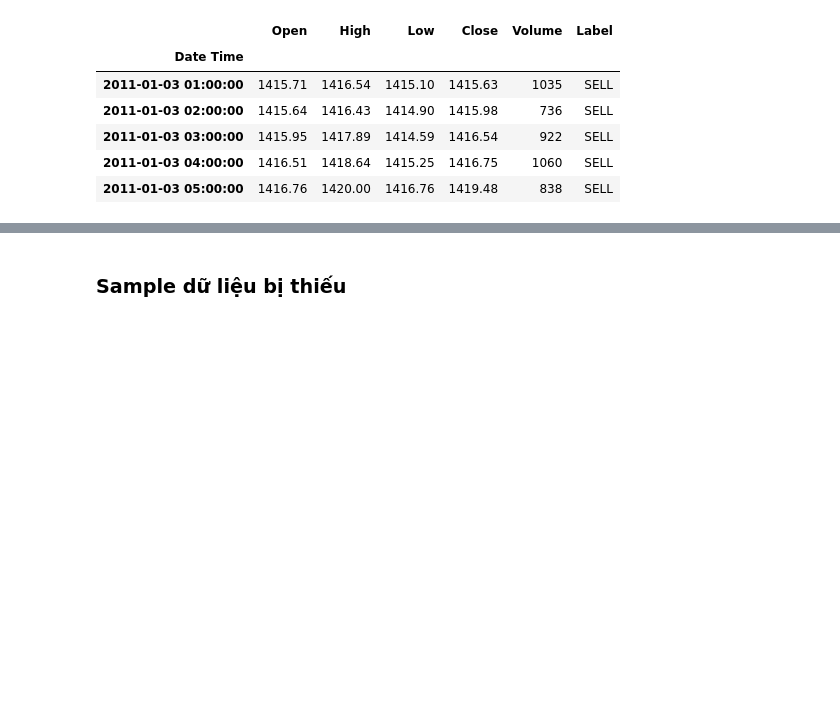
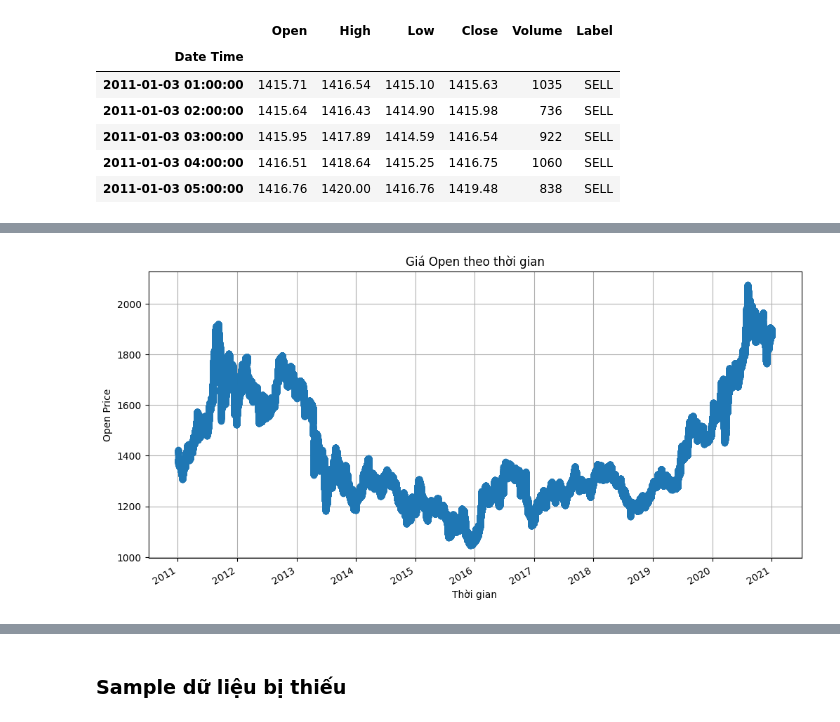
Before and after one commit to bokuwakira1411/Data-mining---ex2-3, a Jupyter notebook: exercise_2+3.ipynb, the cells around one changed output, grey strips where cells are left out. Cells and saved outputs as stored; diff of their text form; code cells hidden in the pictures; blank space fills up the shorter version.

```diff
--- a/exercise_2+3.ipynb
+++ b/exercise_2+3.ipynb
@@ -13,7 +13,7 @@ import matplotlib.pyplot as plt
 ## Xử lý dữ liệu training set
 # %%
 
-df_train = pd.read_csv("/content/drive/My Drive/Dataset/labeled_train.csv")
+df_train = pd.read_csv("/content/labeled_train.csv")
 df_train.head()
 # %% [output]
 |  | Date | Time | Open | High | Low | Close | Volume | Label |
@@ -49,0 +66,8 @@ df_train.head()
+# %%
+df_train['Open'].plot(title='Giá Open theo thời gian', marker='o',figsize=(12, 6))
+plt.xlabel('Thời gian')
+plt.ylabel('Open Price')
+plt.grid(True)
+plt.show()
+# %% [output]
+[figure, added]
```
Also changed, not shown: parts of 17 cells of this notebook.
